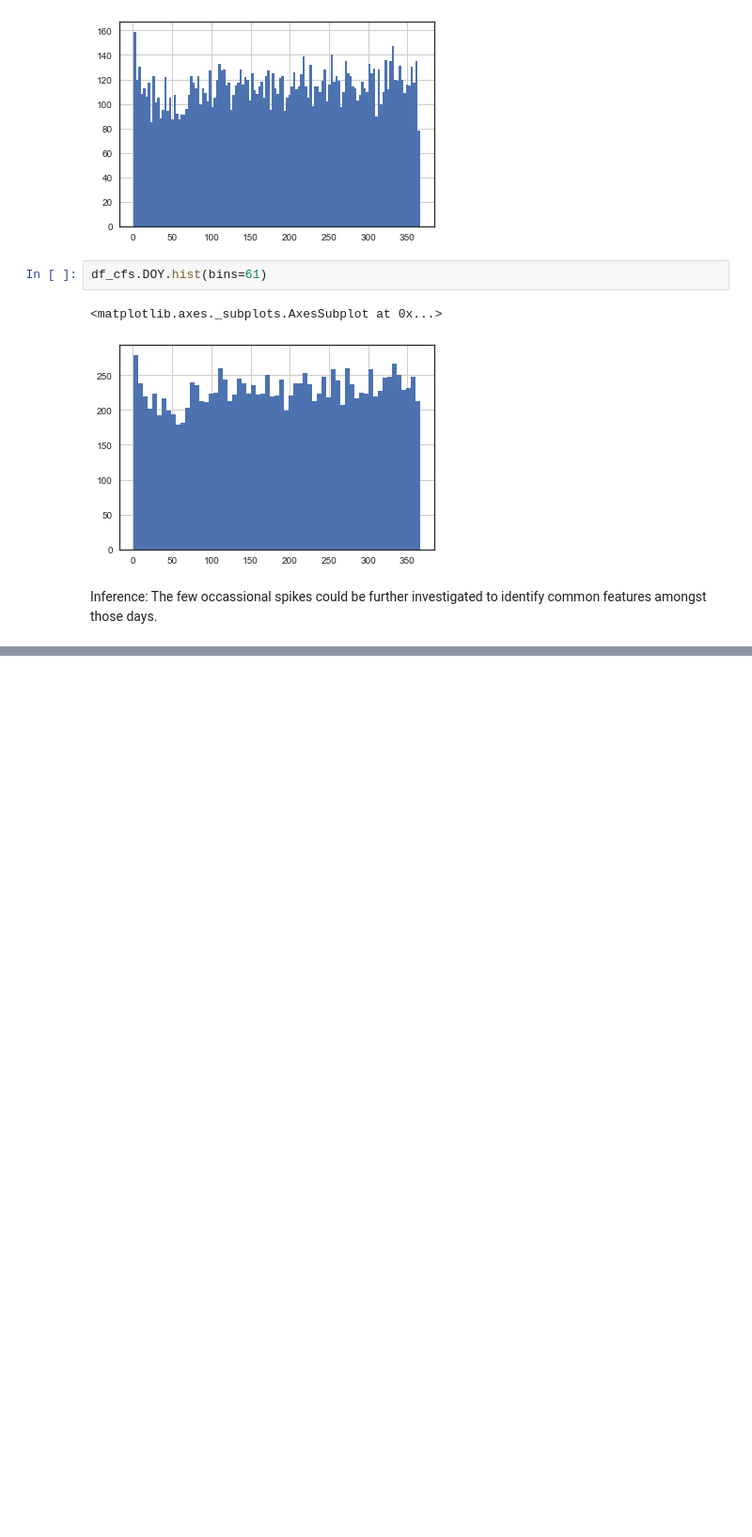
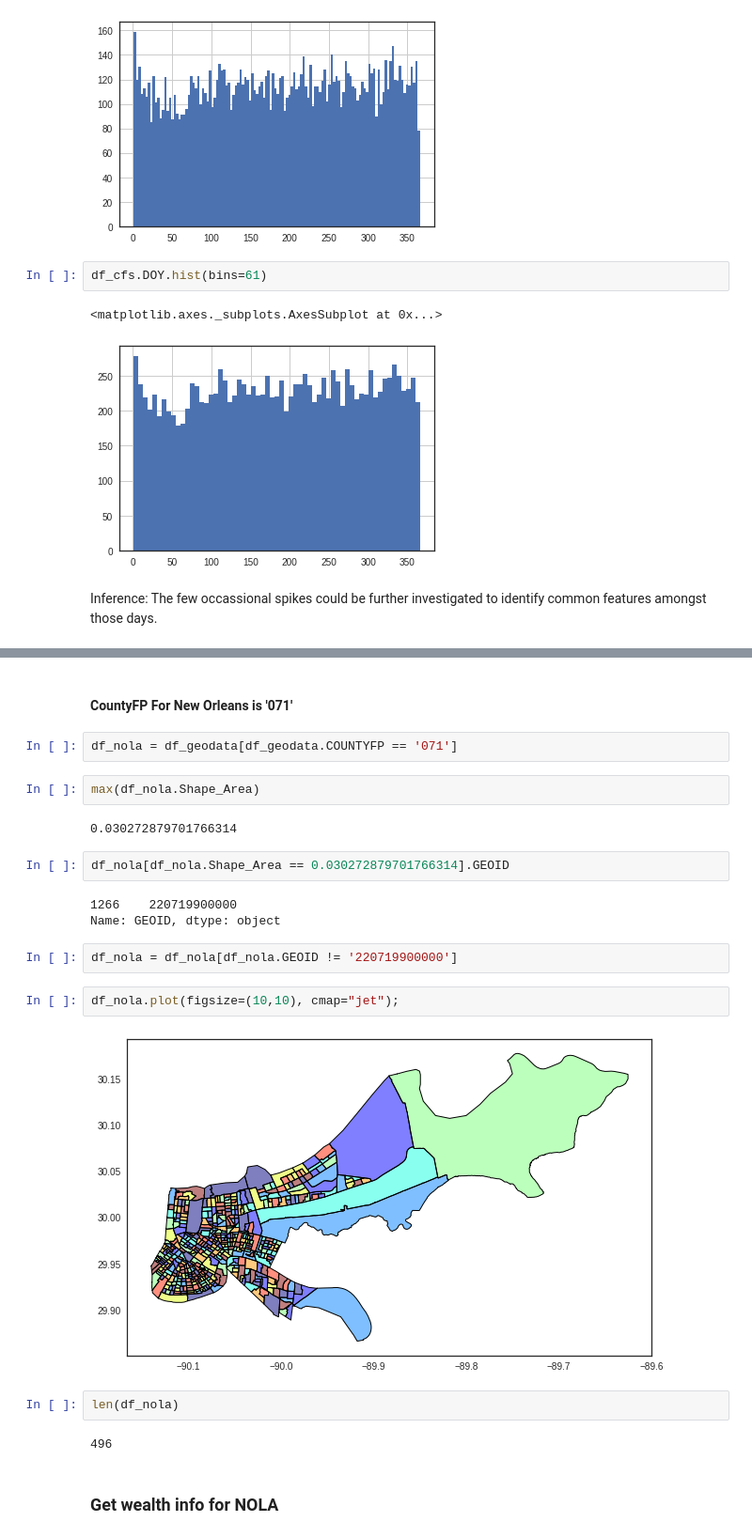
Before and after one commit to nikhilba/NOLA, a Jupyter notebook: Analysis/CFS_Exploratory_Analysis.ipynb, the cells around one changed output, grey strips where cells are left out. Shown at 94% size. Cells and saved outputs as stored; diff of their text form; blank space fills up the shorter version.

```diff
--- a/Analysis/CFS_Exploratory_Analysis.ipynb
+++ b/Analysis/CFS_Exploratory_Analysis.ipynb
@@ -162,0 +225,25 @@ Inference: The few occassional spikes could be further investigated to identify
+# %% [markdown]
+#### CountyFP For New Orleans is '071'
+# %%
+df_nola = df_geodata[df_geodata.COUNTYFP == '071']
+# %%
+max(df_nola.Shape_Area)
+# %% [output]
+0.030272879701766314
+# %%
+df_nola[df_nola.Shape_Area == 0.030272879701766314].GEOID
+# %% [output]
+1266    220719900000
+Name: GEOID, dtype: object
+# %%
+df_nola = df_nola[df_nola.GEOID != '220719900000']
+# %%
+df_nola.plot(figsize=(10,10), cmap="jet");
+# %% [output]
+[figure, added]
+# %%
+len(df_nola)
+# %% [output]
+496
+# %% [markdown]
+### Get wealth info for NOLA
```
Also changed, not shown: parts of 57 cells of this notebook.
